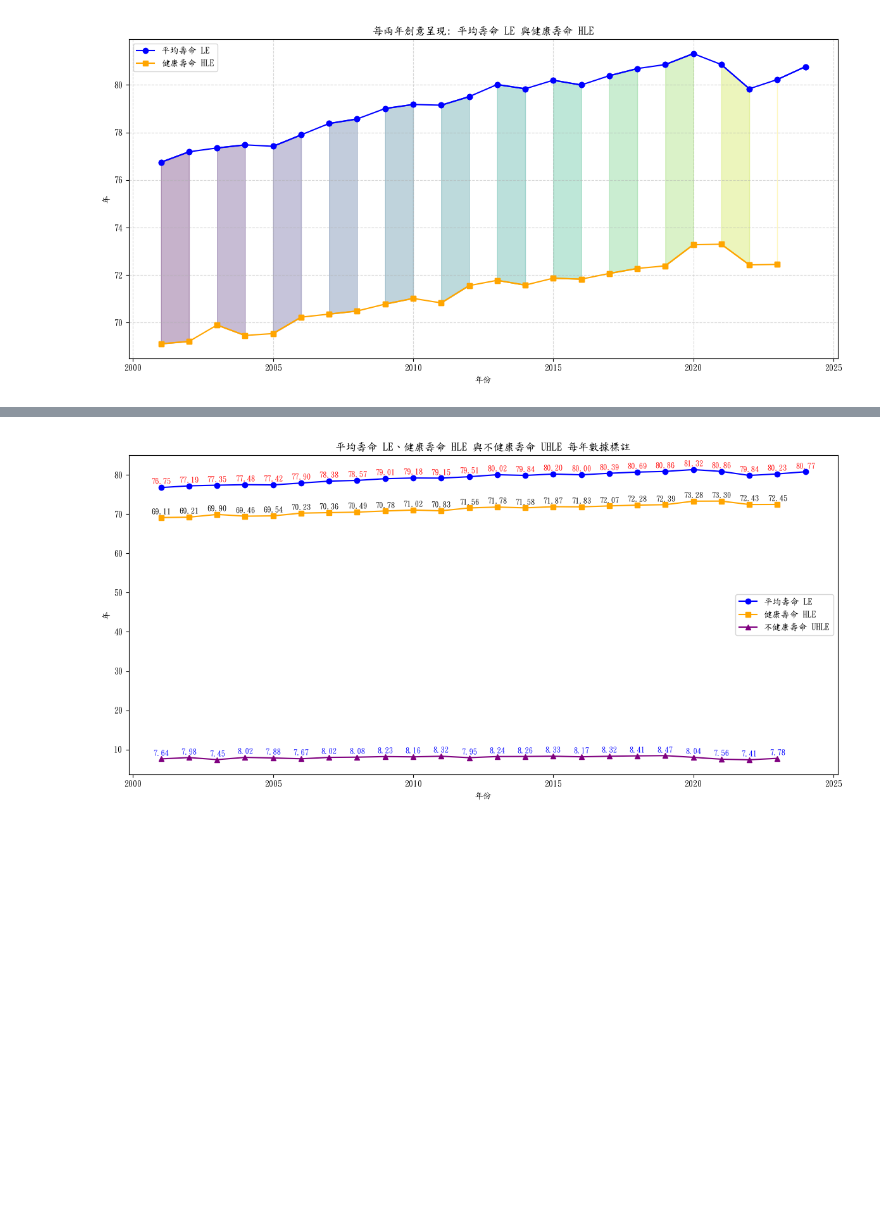
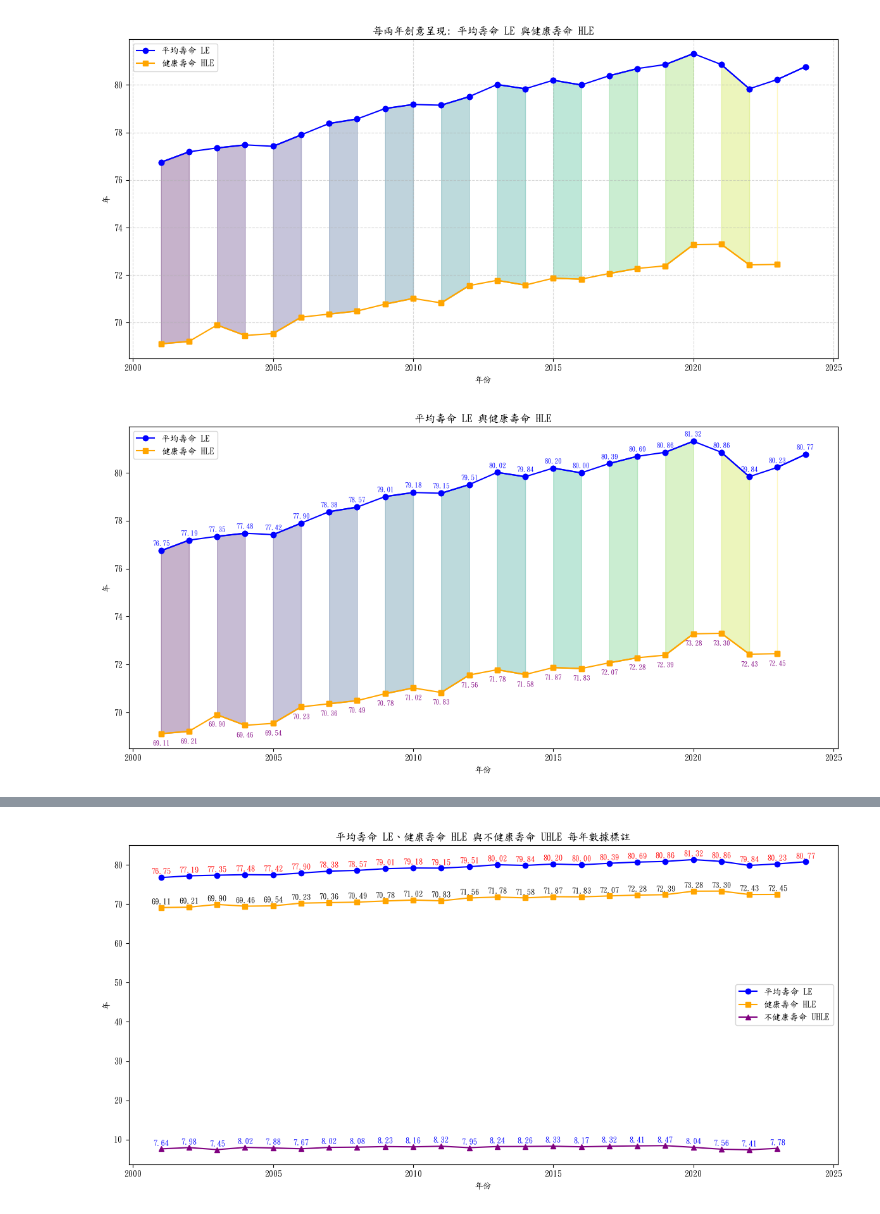
Before and after one commit to m0905404/ScanBook_Split_Merge, a Jupyter notebook: test-1.ipynb, the cells around one changed output, grey strips where cells are left out. Drawn from its saved outputs; the diff is of its cells as text; code cells hidden in the pictures; blank space fills up the shorter version.

```diff
--- a/test-1.ipynb
+++ b/test-1.ipynb
@@ -548,3 +548,63 @@ plt.tight_layout()
 plt.show()
 # %% [output]
 [figure]
+# %%
+import matplotlib.pyplot as plt
+import pandas as pd
+import numpy as np
+
+# 設定中文字體
+plt.rcParams['font.family'] = ['DFKai-SB']
+plt.rcParams['axes.unicode_minus'] = False
+
+# 壽命資料
+life_data = {
+    "年份": [2001,2002,2003,2004,2005,2006,2007,2008,2009,2010,
+             2011,2012,2013,2014,2015,2016,2017,2018,2019,2020,
+             2021,2022,2023,2024],
+    "平均壽命LE": [76.75,77.19,77.35,77.48,77.42,77.90,78.38,78.57,79.01,79.18,
+                   79.15,79.51,80.02,79.84,80.20,80.00,80.39,80.69,80.86,81.32,
+                   80.86,79.84,80.23,80.77],
+    "健康壽命HLE": [69.11,69.21,69.90,69.46,69.54,70.23,70.36,70.49,70.78,71.02,
+                   70.83,71.56,71.78,71.58,71.87,71.83,72.07,72.28,72.39,73.28,
+                   73.30,72.43,72.45,None],
+}
+df_life = pd.DataFrame(life_data)
+df_life["不健康壽命UHLE"] = df_life["平均壽命LE"] - df_life["健康壽命HLE"]
+
+# 每兩年用漸變色
+colors = plt.cm.viridis(np.linspace(0, 1, len(df_life)//2))
+
+plt.figure(figsize=(12,6))
+
+# 畫每兩年的區間 (保持你原本的風格)
+for i in range(0, len(df_life)-1, 2):
+    plt.plot(df_life["年份"].iloc[i:i+2], df_life["平均壽命LE"].iloc[i:i+2], color='blue', marker='o')
+    plt.plot(df_life["年份"].iloc[i:i+2], df_life["健康壽命HLE"].iloc[i:i+2], color='orange', marker='s')
+    plt.fill_between(df_life["年份"].iloc[i:i+2],
+                     df_life["健康壽命HLE"].iloc[i:i+2],
+                     df_life["平均壽命LE"].iloc[i:i+2],
+                     color=colors[i//2], alpha=0.3)
+
+# 繪製完整折線
+plt.plot(df_life["年份"], df_life["平均壽命LE"], color='blue', label='平均壽命 LE', marker='o')
+plt.plot(df_life["年份"], df_life["健康壽命HLE"], color='orange', label='健康壽命 HLE', marker='s')
+
+# 數據標籤
+for x, y in zip(df_life["年份"], df_life["平均壽命LE"]):
+    plt.text(x, y+0.2, f"{y:.2f}", ha='center', fontsize=8, color='blue')
+for x, y in zip(df_life["年份"], df_life["健康壽命HLE"]):
+    if not pd.isna(y):
+        plt.text(x, y-0.5, f"{y:.2f}", ha='center', fontsize=8, color='purple')
+
+
+# 圖表設定
+plt.xlabel("年份")
+plt.ylabel("年")
+plt.title("平均壽命 LE 與健康壽命 HLE")
+plt.grid(False)
+plt.legend()
+plt.tight_layout()
+plt.show()
+# %% [output]
+[figure, added]
```
Also changed, not shown: parts of 1 cell of this notebook, 2 other files.
